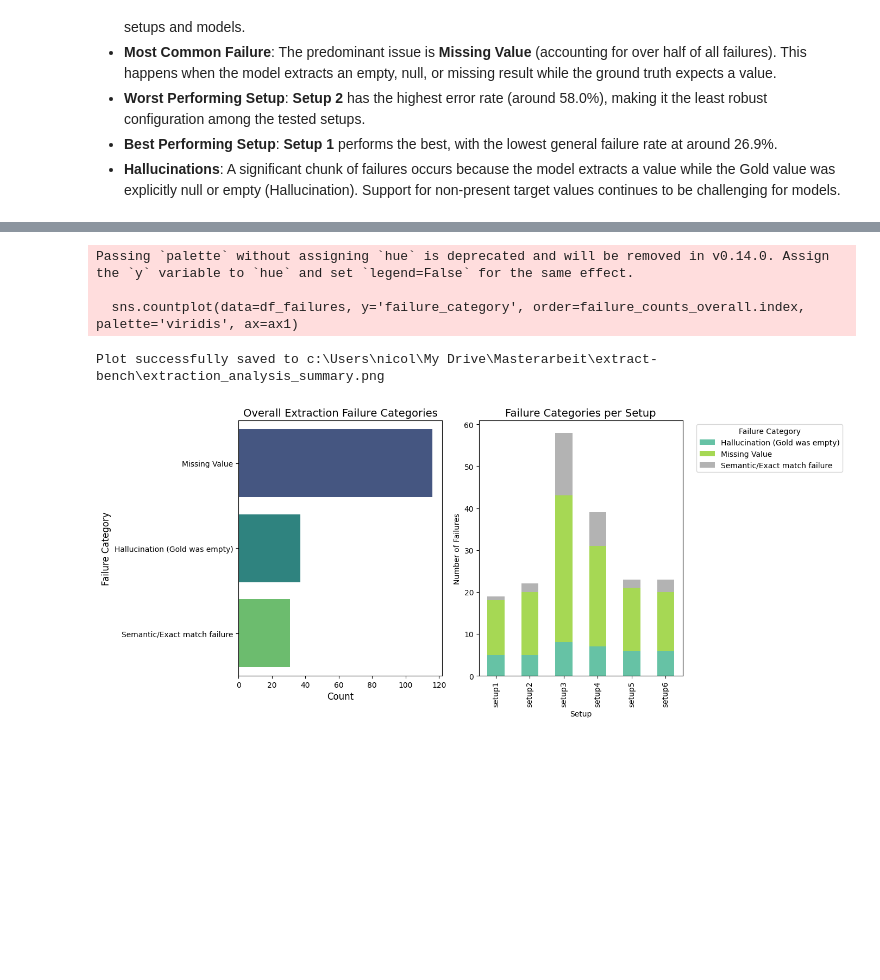
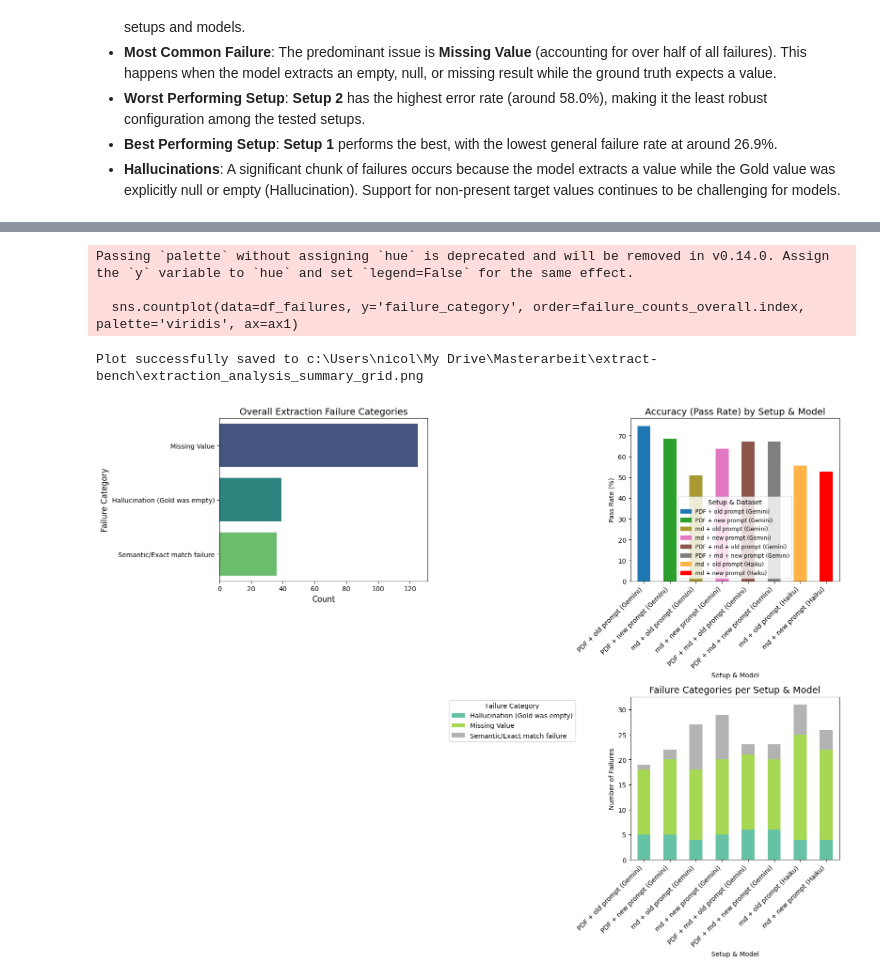
Before and after one commit to nicolasfwyss/extract-bench-experiments, a Jupyter notebook: extraction_analysis.ipynb, the cells around one changed output, grey strips where cells are left out. Saved outputs shown, nothing was run; the diff lists cells and outputs as text; code cells hidden in the pictures; blank space fills up the shorter version.

```diff
--- a/extraction_analysis.ipynb
+++ b/extraction_analysis.ipynb
@@ -50,6 +50,21 @@ for file in fields_files:
 
 if fields_data:
     df_all = pd.concat(fields_data, ignore_index=True)
+
+    setup_mapping = {
+        'setup1': 'PDF + old prompt',
+        'setup2': 'PDF + new prompt',
+        'setup3': 'md + old prompt',
+        'setup4': 'md + new prompt',
+        'setup5': 'PDF + md + old prompt',
+        'setup6': 'PDF + md + new prompt'
+    }
+    df_all['setup'] = df_all['setup'].replace(setup_mapping)
+
+    # Enforce chronological ordering based on Setup 1-6
+    ordered_cats = list(setup_mapping.values())
+    ordered_cats += [s for s in df_all['setup'].unique() if s not in ordered_cats]
+    df_all['setup'] = pd.Categorical(df_all['setup'], categories=ordered_cats, ordered=True)
 else:
     df_all = pd.DataFrame()
 
@@ -164,40 +220,69 @@ Based on the evaluation results, we can observe the following trends:
 # %%
 # 7. Combined Visualization and Export
 import matplotlib.pyplot as plt
 import seaborn as sns
+import os
 
-# Figur groesse festlegen fuer bessere Lesbarkeit
-plt.figure(figsize=(14, 6))
+# Figur groesse anpassen fuer ein quadratischeres Layout
+plt.figure(figsize=(16, 12))
 
-# 1. Diagramm (Links): Overall Extraction Failure Categories
-# Parameter: 1 Zeile, 2 Spalten, Position 1
-ax1 = plt.subplot(1, 2, 1)
+# --- 1. Diagramm (Oben Links): Overall Extraction Failure Categories ---
+# Parameter: 2 Zeilen, 2 Spalten, Position 1
+ax1 = plt.subplot(2, 2, 1)
 sns.countplot(data=df_failures, y='failure_category', order=failure_counts_overall.index, palette='viridis', ax=ax1)
 ax1.set_title('Overall Extraction Failure Categories', fontsize=14)
 ax1.set_xlabel('Count', fontsize=12)
 ax1.set_ylabel('Failure Category', fontsize=12)
 
-# 2. Diagramm (Rechts): Failure Categories per Setup
-# Parameter: 1 Zeile, 2 Spalten, Position 2
-ax3 = plt.subplot(1, 2, 2)
-setup_failures.plot(kind='bar', stacked=True, colormap='Set2', ax=ax3)
-ax3.set_title('Failure Categories per Setup', fontsize=14)
+# --- 2. Diagramm (Oben Rechts): Accuracy (Pass Rate) for All Setups ---
+# Parameter: 2 Zeilen, 2 Spalten, Position 2
+ax2 = plt.subplot(2, 2, 2)
+plot_colors_ax2 = [setup_palette.get(x, 'gray') for x in accuracy_stats_model.index]
+accuracy_stats_model.plot(kind='bar', color=plot_colors_ax2, ax=ax2)
+ax2.set_title('Accuracy (Pass Rate) by Setup & Model', fontsize=14)
+ax2.set_ylabel('Pass Rate (%)')
+ax2.set_xlabel('Setup & Model')
+ax2.tick_params(axis='x', rotation=45)
+for tick in ax2.get_xticklabels():
+    tick.set_ha('right')
+import matplotlib.patches as mpatches
+legend_handles_ax2 = [mpatches.Patch(color=setup_palette[sm], label=sm) for sm in all_setup_models if sm in setup_palette]
+ax2.legend(handles=legend_handles_ax2, title='Setup & Dataset', loc='best', fontsize='small')
+
+# --- 3. Diagramm (Unten Rechts): Failure Categories per Setup ---
+# Parameter: 2 Zeilen, 2 Spalten, Position 4 (Position 3 bleibt leer)
+ax3 = plt.subplot(2, 2, 4)
+
+# Create setup_model for df_failures to match the other plots
+df_failures['Model'] = df_failures['model'].apply(map_model_name)
+df_failures['setup_model'] = pd.Categorical(df_failures['setup'].astype(str) + " (" + df_failures['Model'] + ")", categories=all_setup_models, ordered=True)
+
+setup_failures_model = df_failures.groupby(['setup_model', 'failure_category'], observed=False).size().unstack(fill_value=0)
+setup_failures_model.plot(kind='bar', stacked=True, colormap='Set2', ax=ax3)
+
+ax3.set_title('Failure Categories per Setup & Model', fontsize=14)
 ax3.set_ylabel('Number of Failures')
-ax3.set_xlabel('Setup')
-ax3.legend(title='Failure Category', bbox_to_anchor=(1.05, 1), loc='upper left')
+ax3.set_xlabel('Setup & Model')
+ax3.tick_params(axis='x', rotation=45)
+for tick in ax3.get_xticklabels():
+    tick.set_ha('right')
+
+# Legende auf der linken Seite des Plots positionieren
+# bbox_to_anchor=(-0.25, 1) schiebt die Legende nach links ausserhalb der Achse
+ax3.legend(title='Failure Category', bbox_to_anchor=(-0.25, 1), loc='upper right')
 
 # Verhindert, dass sich Achsenbeschriftungen ueberschneiden
 plt.tight_layout()
 
-# Save the figure as a high-resolution PNG for presentations
-output_image_path = os.path.join(os.getcwd(), 'extraction_analysis_summary.png')
+# Export
+output_image_path = os.path.join(os.getcwd(), 'extraction_analysis_summary_grid.png')
 plt.savefig(output_image_path, dpi=300, bbox_inches='tight')
 print(f"Plot successfully saved to {output_image_path}")
 
 plt.show()
 # %% [output]
 Passing `palette` without assigning `hue` is deprecated and will be removed in v0.14.0. Assign the `y` variable to `hue` and set `legend=False` for the same effect.
 
   sns.countplot(data=df_failures, y='failure_category', order=failure_counts_overall.index, palette='viridis', ax=ax1)
-Plot successfully saved to c:\Users\nicol\My Drive\Masterarbeit\extract-bench\extraction_analysis_summary.png
+Plot successfully saved to c:\Users\nicol\My Drive\Masterarbeit\extract-bench\extraction_analysis_summary_grid.png
-[figure, old version]
+[figure, new version]
```
Also changed, not shown: parts of 7 cells of this notebook.
